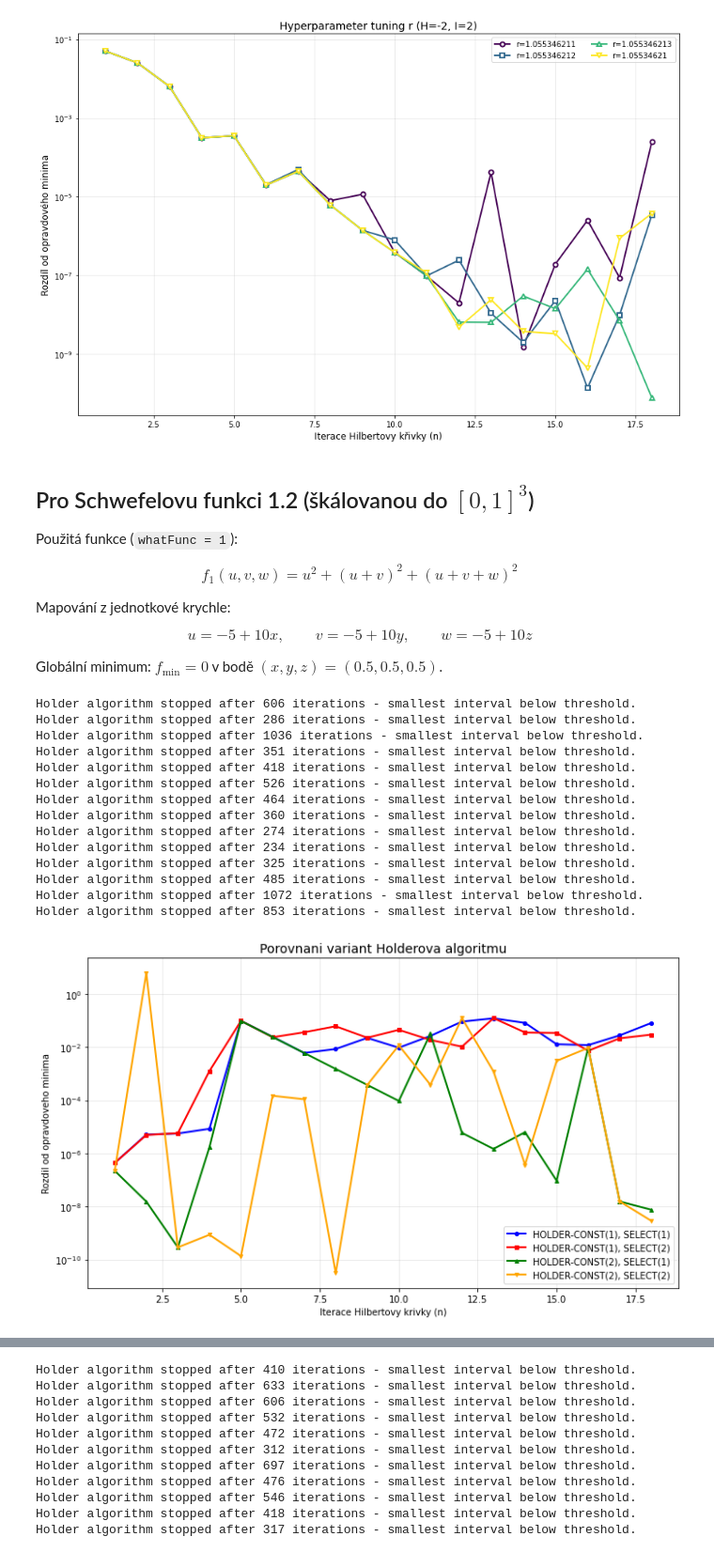
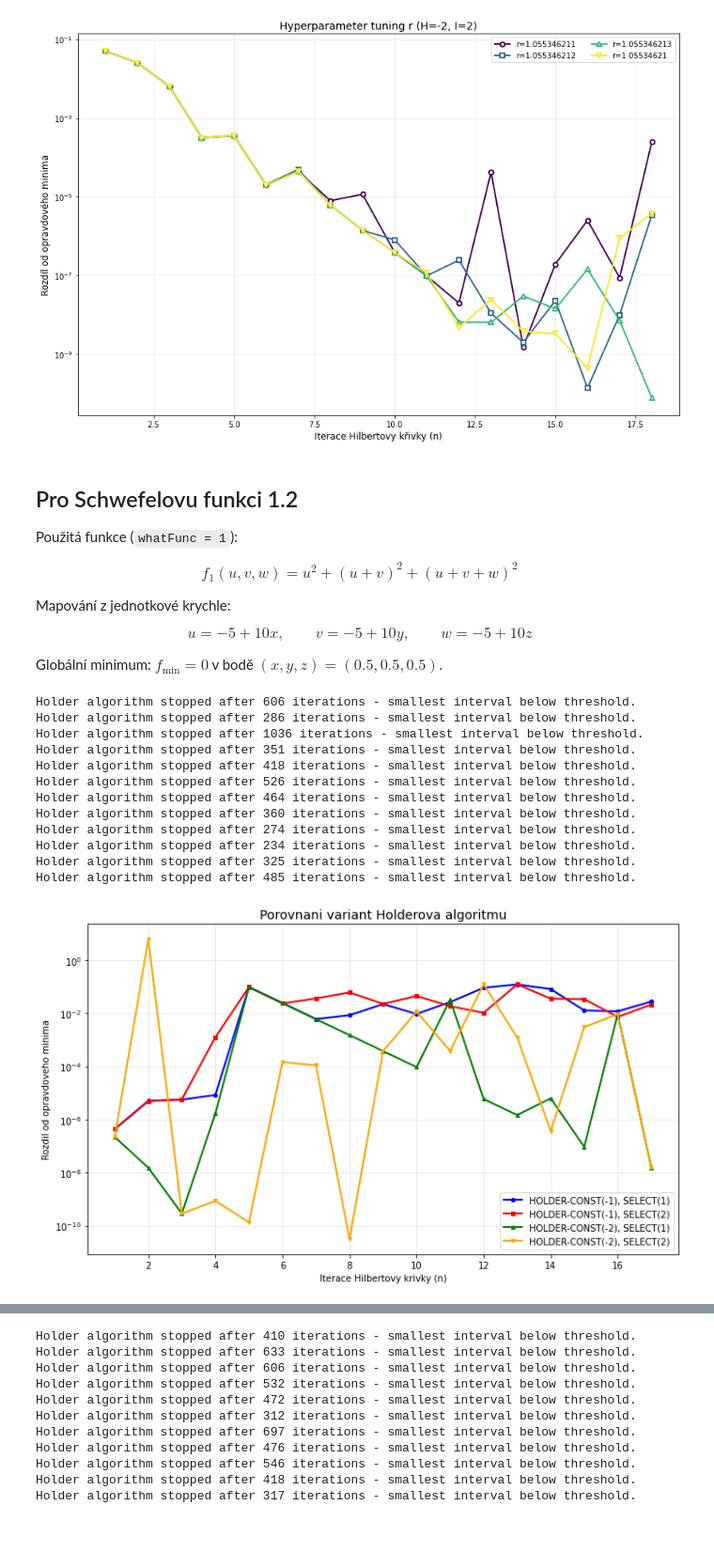
Before and after one commit to NIE0087/BP---prostor-vyplnujici-krivky, a Jupyter notebook: example3D.ipynb, the cells around one changed output, grey strips where cells are left out. Shown at 94% size. Drawn from its saved outputs; the diff is of its cells as text; code cells hidden in the pictures.

```diff
--- a/example3D.ipynb
+++ b/example3D.ipynb
@@ -161,7 +161,7 @@ Holder algorithm stopped after 324 iterations - smallest interval below threshol
 Holder algorithm stopped after 241 iterations - smallest interval below threshold.
 [figure]
 # %% [markdown]
-## Pro Schwefelovu funkci 1.2 (škálovanou do $[0,1]^3$)
+## Pro Schwefelovu funkci 1.2
 
 Použitá funkce (`whatFunc = 1`):
 
@@ -182,23 +182,21 @@ z_max2=5
 
 true_min2=0.0
 # %%
-h2d.compare_holder_variants(r=1.0487567501205, eps=1e-5, max_iter=1500, N_vals=[1,2,3,4,5,6,7,8,9,10,11,12,13,14,15,16,17,18], whatFunc=1, true_min=true_min2)
+h2d.compare_holder_variants(r=1.0487567501205, eps=1e-5, max_iter=1500, N_vals=[1,2,3,4,5,6,7,8,9,10,11,12,13,14,15,16,17], whatFunc=1, true_min=true_min2)
 # %% [output]
 Holder algorithm stopped after 606 iterations - smallest interval below threshold.
 Holder algorithm stopped after 286 iterations - smallest interval below threshold.
 Holder algorithm stopped after 1036 iterations - smallest interval below threshold.
 Holder algorithm stopped after 351 iterations - smallest interval below threshold.
 Holder algorithm stopped after 418 iterations - smallest interval below threshold.
 Holder algorithm stopped after 526 iterations - smallest interval below threshold.
 Holder algorithm stopped after 464 iterations - smallest interval below threshold.
 Holder algorithm stopped after 360 iterations - smallest interval below threshold.
 Holder algorithm stopped after 274 iterations - smallest interval below threshold.
 Holder algorithm stopped after 234 iterations - smallest interval below threshold.
 Holder algorithm stopped after 325 iterations - smallest interval below threshold.
 Holder algorithm stopped after 485 iterations - smallest interval below threshold.
-Holder algorithm stopped after 1072 iterations - smallest interval below threshold.
-Holder algorithm stopped after 853 iterations - smallest interval below threshold.
-[figure, old version]
+[figure, new version]
 # %%
 h2d.compare_holder_variants_iterations(
     r=1.0487567501205,
```
Also changed, not shown: parts of 10 cells of this notebook, 7 other files.
